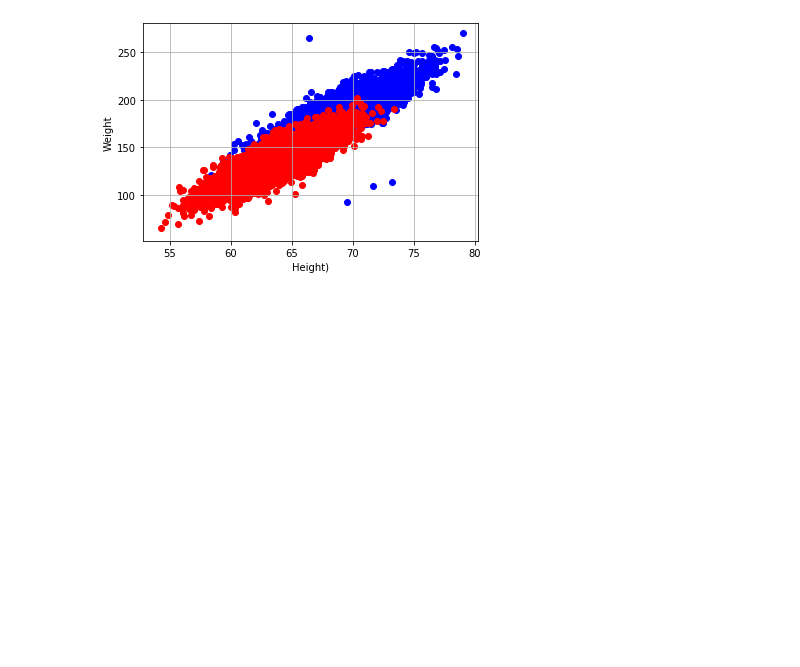
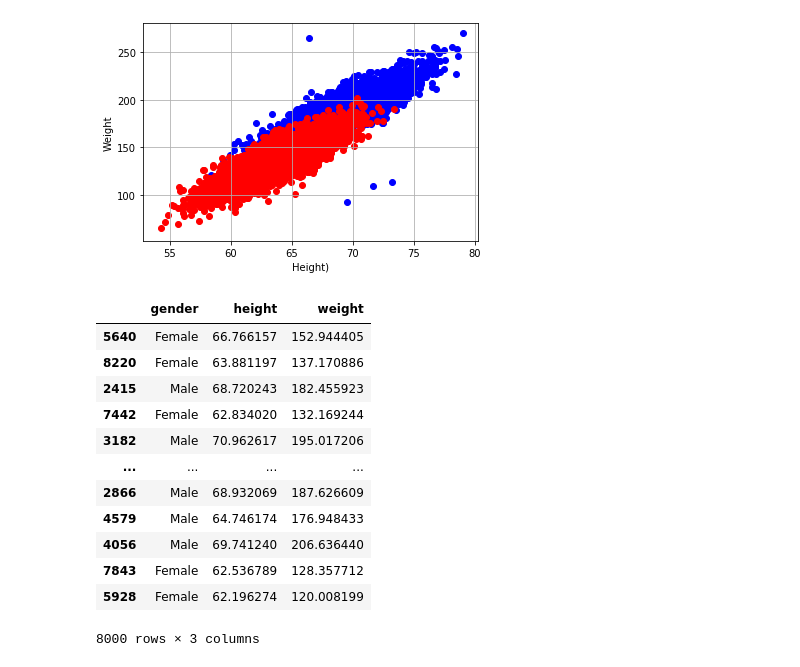
Before and after one commit to GaelGil/algorithms, a Jupyter notebook: data_stuff/knn/things.ipynb, the cells around one changed output. Saved outputs shown, nothing was run; the diff lists cells and outputs as text; code cells hidden in the pictures; blank space fills up the shorter version.

```diff
--- a/data_stuff/knn/things.ipynb
+++ b/data_stuff/knn/things.ipynb
@@ -140,0 +153,19 @@ plt.show();
+# %%
+train_data = pd.read_csv("train", names=["gender", "height", "weight"])
+train_data = pd.DataFrame(train_data)
+# %%
+train_data
+# %% [output]
+|  | gender | height | weight |
+| 5640 | Female | 66.766157 | 152.944405 |
+| 8220 | Female | 63.881197 | 137.170886 |
+| 2415 | Male | 68.720243 | 182.455923 |
+| 7442 | Female | 62.834020 | 132.169244 |
+| 3182 | Male | 70.962617 | 195.017206 |
+| ... | ... | ... | ... |
+| 2866 | Male | 68.932069 | 187.626609 |
+| 4579 | Male | 64.746174 | 176.948433 |
+| 4056 | Male | 69.741240 | 206.636440 |
+| 7843 | Female | 62.536789 | 128.357712 |
+| 5928 | Female | 62.196274 | 120.008199 |
+8000 rows × 3 columns
```
Also changed, not shown: parts of 14 cells of this notebook, 3 other files.
